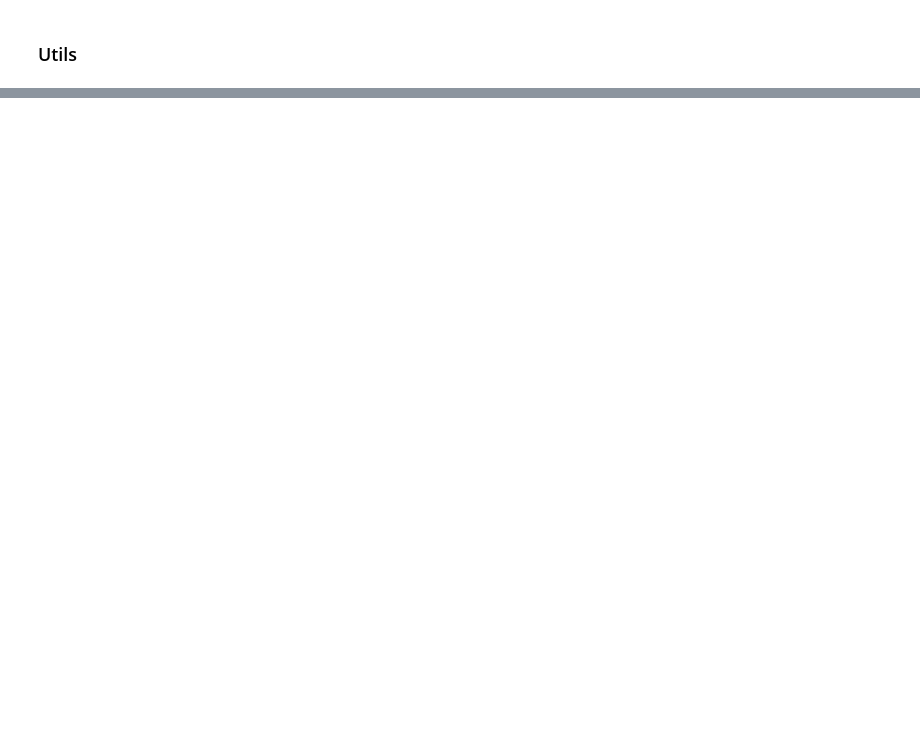
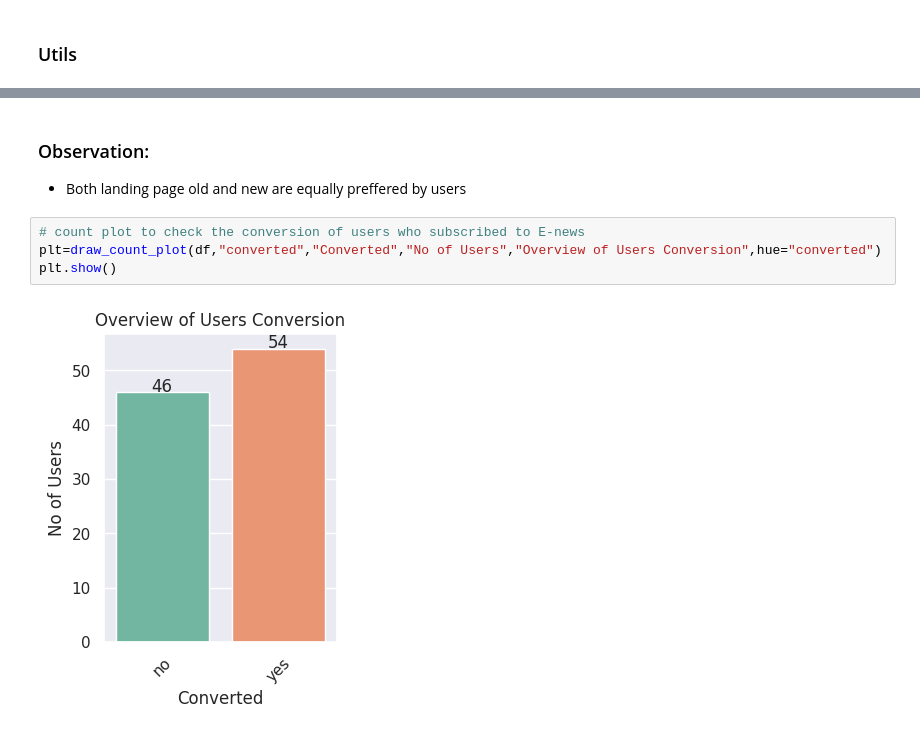
Before and after one commit to Rajesh2015/E-news-Express-Project, a Jupyter notebook: E-news Express Project Solution.ipynb, the cells around one changed output, grey strips where cells are left out. Cells and saved outputs as stored; diff of their text form; blank space fills up the shorter version.

```diff
--- a/E-news Express Project Solution.ipynb
+++ b/E-news Express Project Solution.ipynb
@@ -258,0 +361,11 @@ plot_histogram_and_boxplot(df, column='time_spent_on_the_page', xlabel='Time Spe
+# %% [markdown]
+### Observation:
+
+
+- Both landing page old and new are equally preffered by users
+# %%
+# count plot to check the conversion of users who subscribed to E-news
+plt=draw_count_plot(df,"converted","Converted","No of Users","Overview of Users Conversion",hue="converted")
+plt.show()
+# %% [output]
+[figure, added]
```
Also changed, not shown: parts of 18 cells of this notebook.
